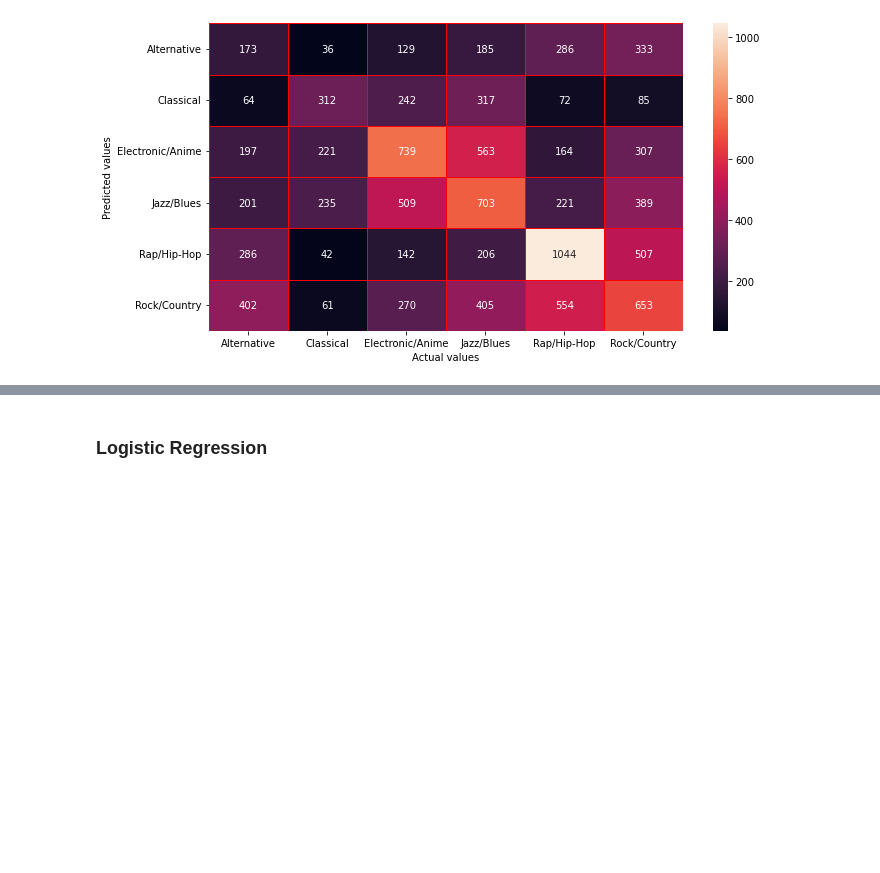
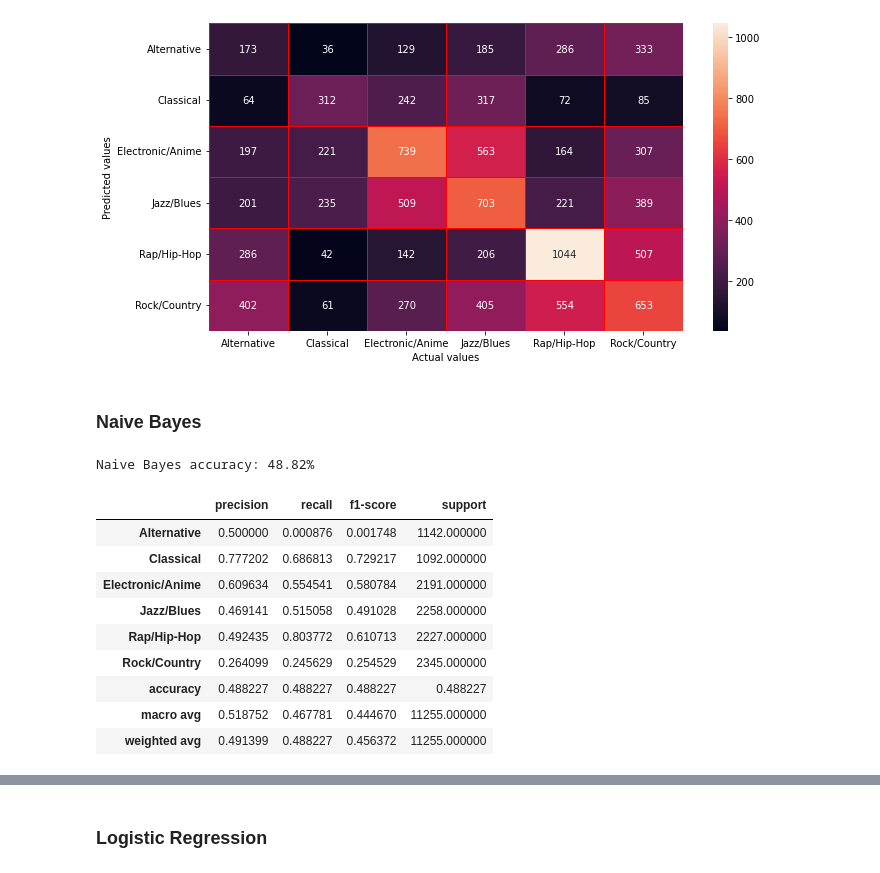
Before and after one commit to albertmirek/4iz566-py-music, a Jupyter notebook: main.ipynb, the cells around one changed output, grey strips where cells are left out. Cells and saved outputs as stored; diff of their text form; code cells hidden in the pictures; blank space fills up the shorter version.

```diff
--- a/main.ipynb
+++ b/main.ipynb
@@ -547,3 +554,27 @@ plt.tight_layout()
 plt.show()
 # %% [output]
 [figure]
+# %% [markdown]
+### Naive Bayes
+# %%
+#accuracy score on test data for naive bayes
+gnb_acc = accuracy_score(y_test, gnb_predictions)
+print(f'Naive Bayes accuracy: {gnb_acc*100:.2f}%')
+# %% [output]
+Naive Bayes accuracy: 48.82%
+# %%
+#classification report for naive bayes
+gnb_report = classification_report(y_test, gnb_predictions, output_dict=True)
+df_report = pd.DataFrame(gnb_report).transpose()
+df_report
+# %% [output]
+|  | precision | recall | f1-score | support |
+| Alternative | 0.500000 | 0.000876 | 0.001748 | 1142.000000 |
+| Classical | 0.777202 | 0.686813 | 0.729217 | 1092.000000 |
+| Electronic/Anime | 0.609634 | 0.554541 | 0.580784 | 2191.000000 |
+| Jazz/Blues | 0.469141 | 0.515058 | 0.491028 | 2258.000000 |
+| Rap/Hip-Hop | 0.492435 | 0.803772 | 0.610713 | 2227.000000 |
+| Rock/Country | 0.264099 | 0.245629 | 0.254529 | 2345.000000 |
+| accuracy | 0.488227 | 0.488227 | 0.488227 | 0.488227 |
+| macro avg | 0.518752 | 0.467781 | 0.444670 | 11255.000000 |
+| weighted avg | 0.491399 | 0.488227 | 0.456372 | 11255.000000 |
```
Also changed, not shown: parts of 31 cells of this notebook.
